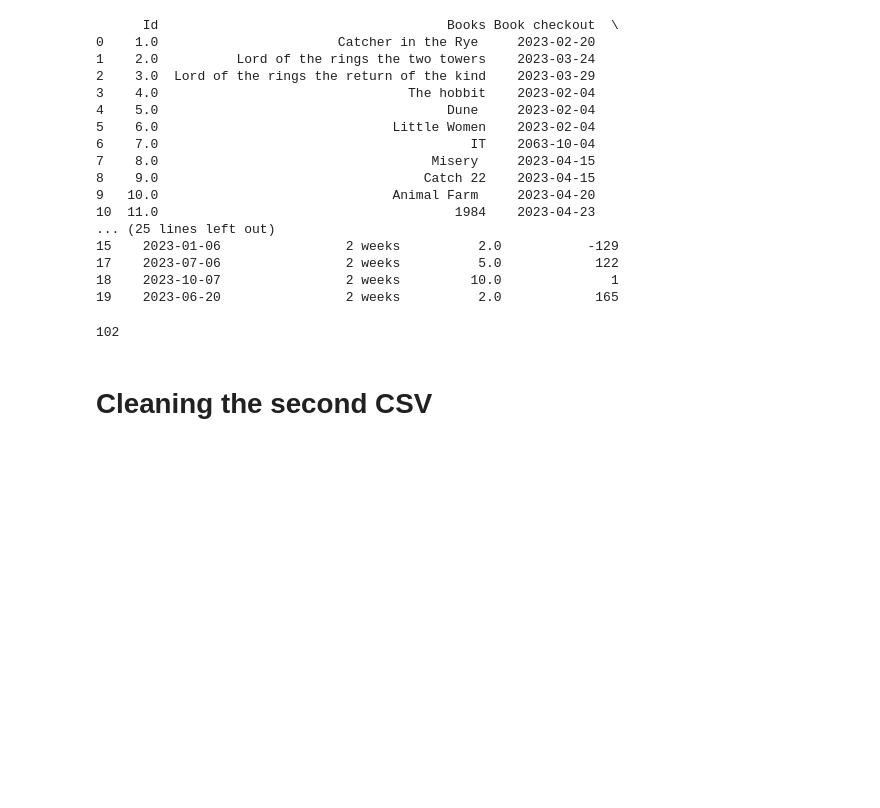
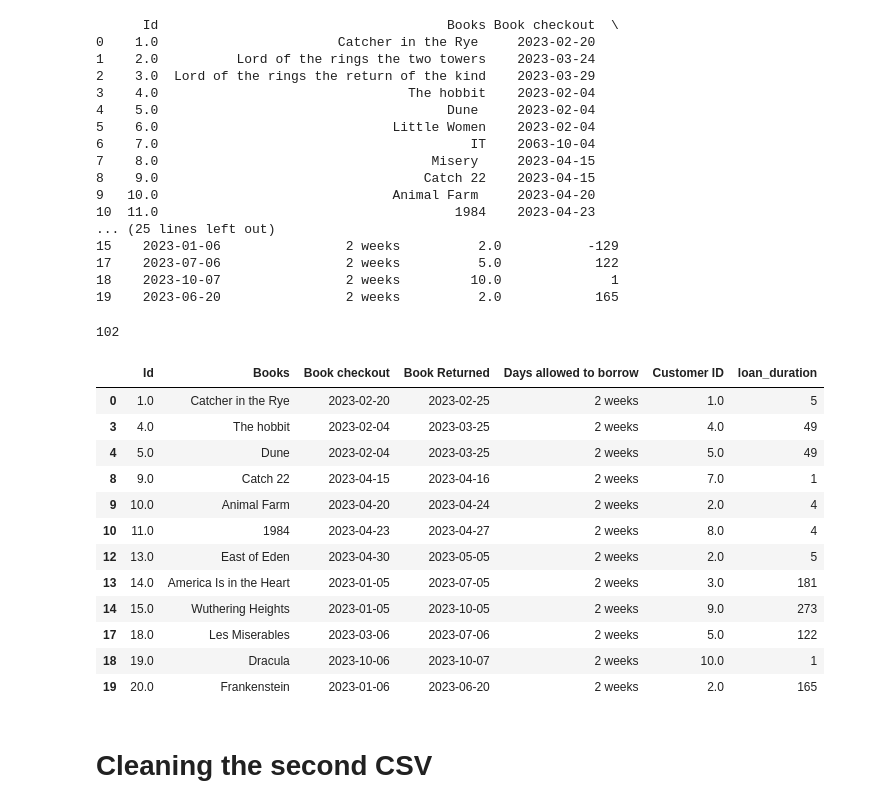
Before and after one commit to NaumanMahmood/DE5_M5_20250728, a Jupyter notebook: python_app/experimentations.ipynb, the cells around one changed output. Cells and saved outputs as stored; diff of their text form; code cells hidden in the pictures; blank space fills up the shorter version.

```diff
--- a/python_app/experimentations.ipynb
+++ b/python_app/experimentations.ipynb
@@ -180,8 +180,23 @@ print(data_enriched)
 # %%
 # Final Drop Count
 print(dropCount)
+
+valid_loan_data
 # %% [output]
 102
+|  | Id | Books | Book checkout | Book Returned | Days allowed to borrow | Customer ID | loan_duration |
+| 0 | 1.0 | Catcher in the Rye | 2023-02-20 | 2023-02-25 | 2 weeks | 1.0 | 5 |
+| 3 | 4.0 | The hobbit | 2023-02-04 | 2023-03-25 | 2 weeks | 4.0 | 49 |
+| 4 | 5.0 | Dune | 2023-02-04 | 2023-03-25 | 2 weeks | 5.0 | 49 |
+| 8 | 9.0 | Catch 22 | 2023-04-15 | 2023-04-16 | 2 weeks | 7.0 | 1 |
+| 9 | 10.0 | Animal Farm | 2023-04-20 | 2023-04-24 | 2 weeks | 2.0 | 4 |
+| 10 | 11.0 | 1984 | 2023-04-23 | 2023-04-27 | 2 weeks | 8.0 | 4 |
+| 12 | 13.0 | East of Eden | 2023-04-30 | 2023-05-05 | 2 weeks | 2.0 | 5 |
+| 13 | 14.0 | America Is in the Heart | 2023-01-05 | 2023-07-05 | 2 weeks | 3.0 | 181 |
+| 14 | 15.0 | Wuthering Heights | 2023-01-05 | 2023-10-05 | 2 weeks | 9.0 | 273 |
+| 17 | 18.0 | Les Miserables | 2023-03-06 | 2023-07-06 | 2 weeks | 5.0 | 122 |
+| 18 | 19.0 | Dracula | 2023-10-06 | 2023-10-07 | 2 weeks | 10.0 | 1 |
+| 19 | 20.0 | Frankenstein | 2023-01-06 | 2023-06-20 | 2 weeks | 2.0 | 165 |
 # %% [markdown]
 # Cleaning the second CSV
 # %%
```
Also changed, not shown: parts of 2 cells of this notebook, 5 other files.
